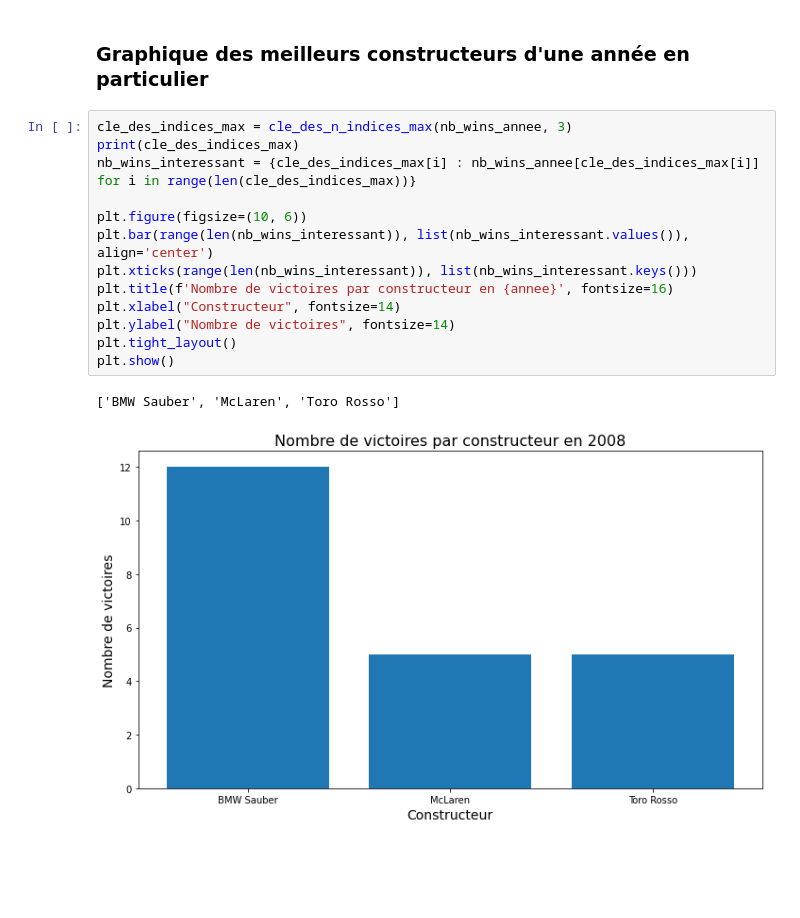
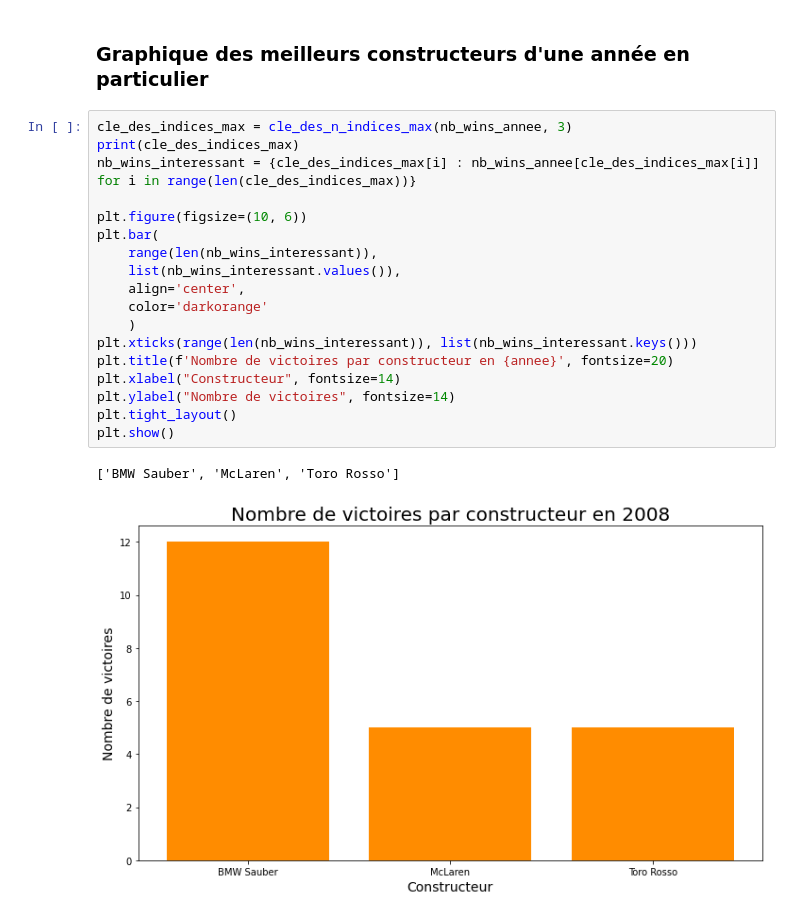
Before and after one commit to JasminNeveu5/projet-info, a Jupyter notebook: questions_obligatoires/Q_justine_premier_constructeur.ipynb, the cells around one changed output. Cells and saved outputs as stored; diff of their text form; blank space fills up the shorter version.

```diff
--- a/questions_obligatoires/Q_justine_premier_constructeur.ipynb
+++ b/questions_obligatoires/Q_justine_premier_constructeur.ipynb
@@ -118,16 +118,21 @@ plt.show()
 # %%
 cle_des_indices_max = cle_des_n_indices_max(nb_wins_annee, 3)
 print(cle_des_indices_max)
 nb_wins_interessant = {cle_des_indices_max[i] : nb_wins_annee[cle_des_indices_max[i]] for i in range(len(cle_des_indices_max))}
 
 plt.figure(figsize=(10, 6))
-plt.bar(range(len(nb_wins_interessant)), list(nb_wins_interessant.values()), align='center')
+plt.bar(
+    range(len(nb_wins_interessant)),
+    list(nb_wins_interessant.values()),
+    align='center',
+    color='darkorange'
+    )
 plt.xticks(range(len(nb_wins_interessant)), list(nb_wins_interessant.keys()))
-plt.title(f'Nombre de victoires par constructeur en {annee}', fontsize=16)
+plt.title(f'Nombre de victoires par constructeur en {annee}', fontsize=20)
 plt.xlabel("Constructeur", fontsize=14)
 plt.ylabel("Nombre de victoires", fontsize=14)
 plt.tight_layout()
 plt.show()
 # %% [output]
 ['BMW Sauber', 'McLaren', 'Toro Rosso']
-[figure, old version]
+[figure, new version]
```
